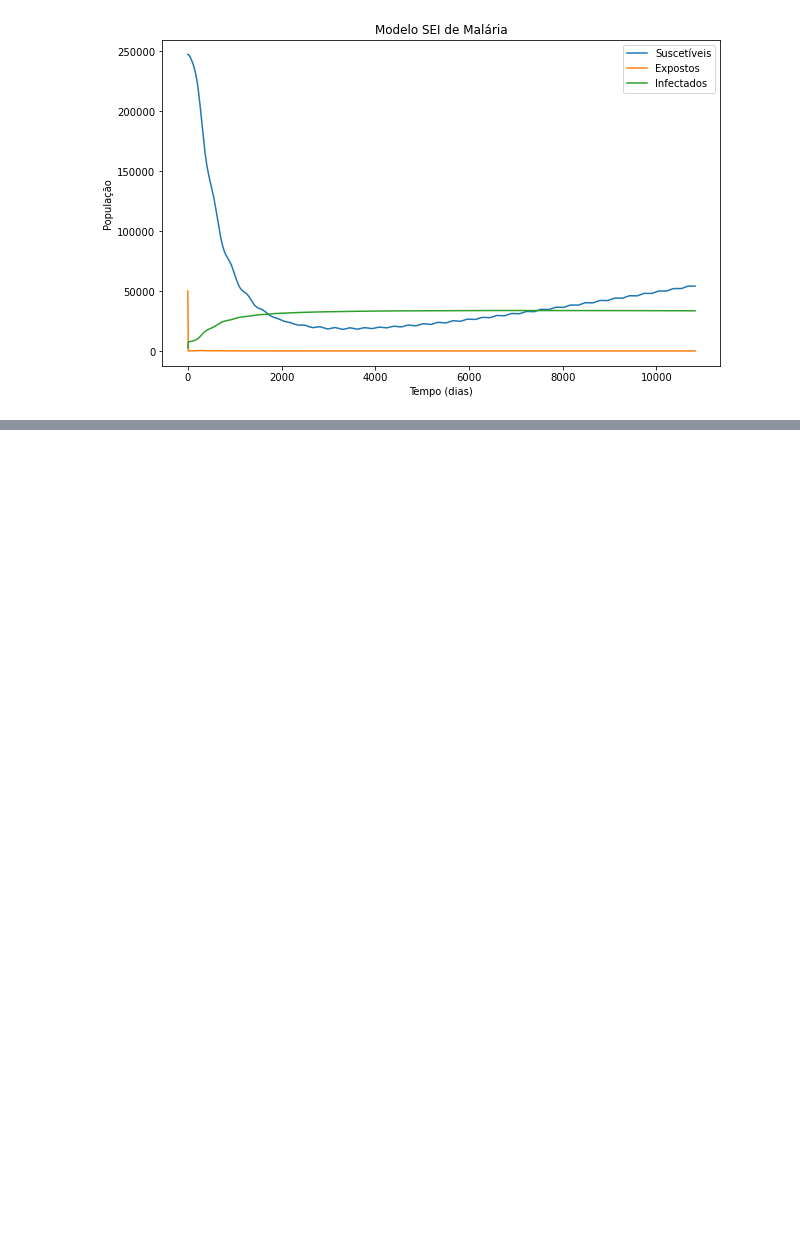
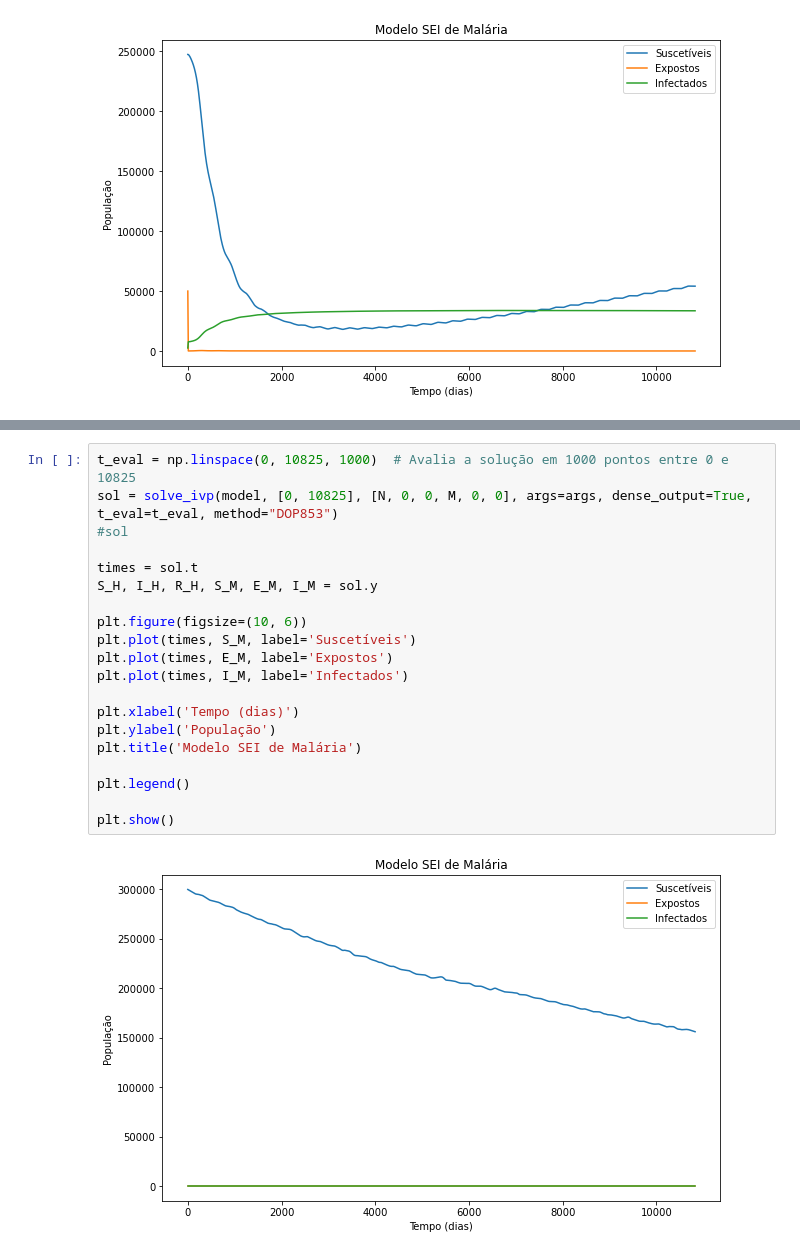
Before and after one commit to RaphaLevy/TCC, a Jupyter notebook: Discussão/Analisa_Modificacoes_do_Biting_Rate.ipynb, the cells around one changed output, grey strips where cells are left out. Drawn from its saved outputs; the diff is of its cells as text; blank space fills up the shorter version.

```diff
--- a/Discussão/Analisa_Modificacoes_do_Biting_Rate.ipynb
+++ b/Discussão/Analisa_Modificacoes_do_Biting_Rate.ipynb
@@ -1097,0 +1218,22 @@ plt.show()
+# %%
+t_eval = np.linspace(0, 10825, 1000)  # Avalia a solução em 1000 pontos entre 0 e 10825
+sol = solve_ivp(model, [0, 10825], [N, 0, 0, M, 0, 0], args=args, dense_output=True, t_eval=t_eval, method="DOP853")
+#sol
+
+times = sol.t
+S_H, I_H, R_H, S_M, E_M, I_M = sol.y
+
+plt.figure(figsize=(10, 6))
+plt.plot(times, S_M, label='Suscetíveis')
+plt.plot(times, E_M, label='Expostos')
+plt.plot(times, I_M, label='Infectados')
+
+plt.xlabel('Tempo (dias)')
+plt.ylabel('População')
+plt.title('Modelo SEI de Malária')
+
+plt.legend()
+
+plt.show()
+# %% [output]
+[figure, added]
```
Also changed, not shown: parts of 11 cells of this notebook.
